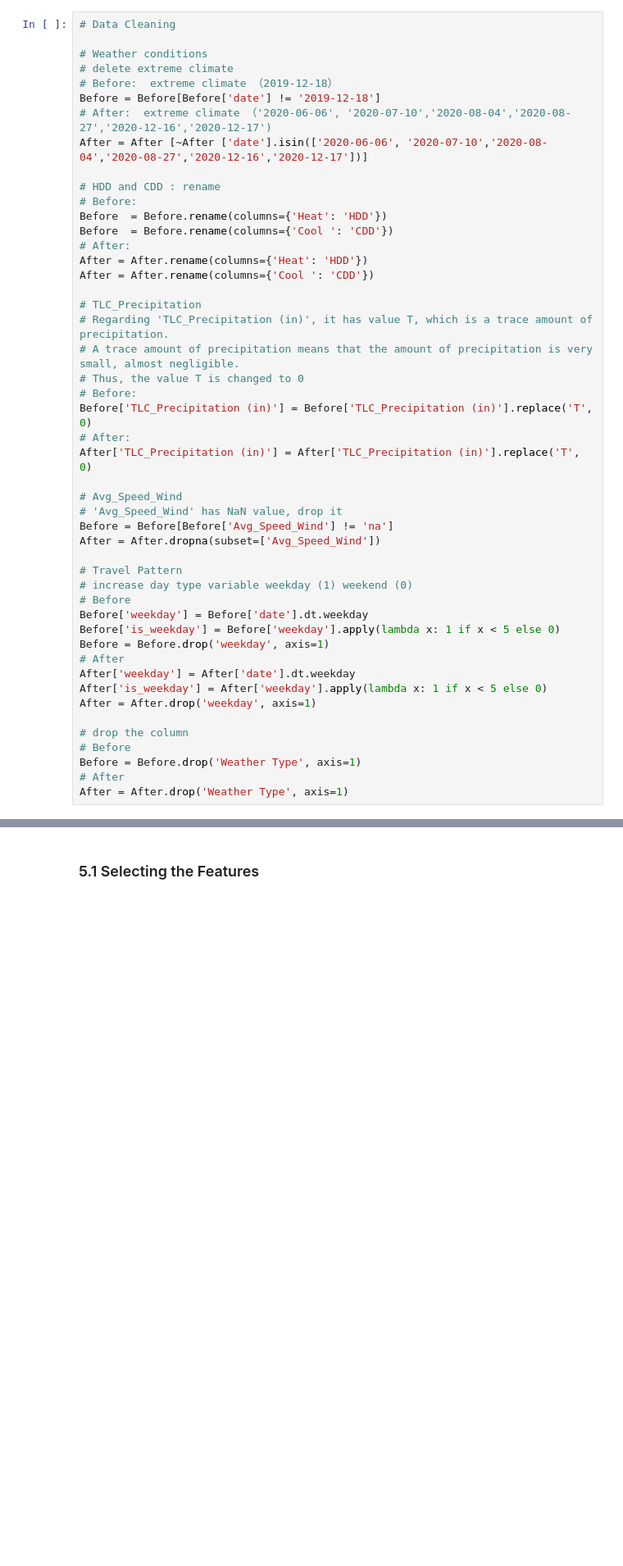
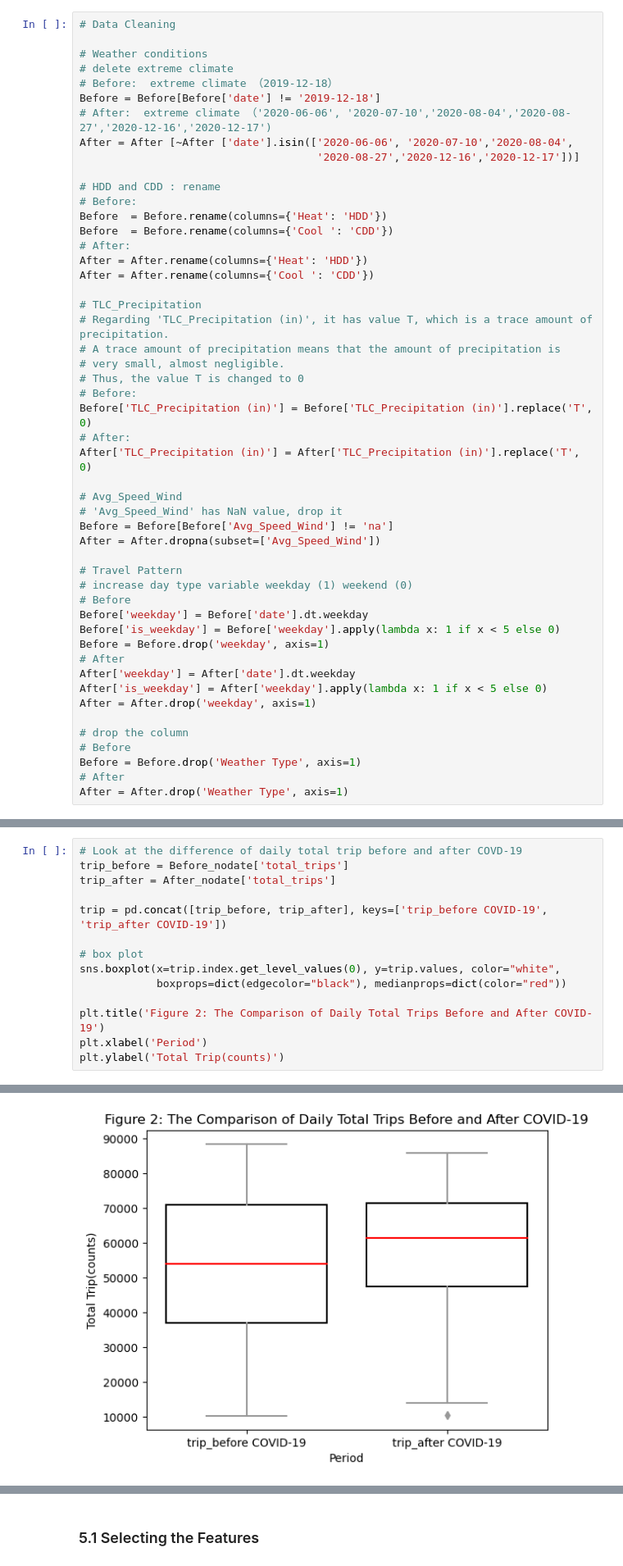
Before and after one commit to qiyuechen1202/0006_Data_Science, a Jupyter notebook: Assessment.ipynb, the cells around one changed output, grey strips where cells are left out. Shown at 82% size. Cells and saved outputs as stored; diff of their text form; blank space fills up the shorter version.

```diff
--- a/Assessment.ipynb
+++ b/Assessment.ipynb
@@ -378,7 +373,8 @@ memory usage: 25.2+ KB
 # Before:  extreme climate （2019-12-18）
 Before = Before[Before['date'] != '2019-12-18']
 # After:  extreme climate （'2020-06-06', '2020-07-10','2020-08-04','2020-08-27','2020-12-16','2020-12-17')
-After = After [~After ['date'].isin(['2020-06-06', '2020-07-10','2020-08-04','2020-08-27','2020-12-16','2020-12-17'])]
+After = After [~After ['date'].isin(['2020-06-06', '2020-07-10','2020-08-04',
+                                     '2020-08-27','2020-12-16','2020-12-17'])]
 
 # HDD and CDD : rename
 # Before:
@@ -390,7 +386,8 @@ After = After.rename(columns={'Cool ': 'CDD'})
 
 # TLC_Precipitation
 # Regarding 'TLC_Precipitation (in)', it has value T, which is a trace amount of precipitation.
-# A trace amount of precipitation means that the amount of precipitation is very small, almost negligible.
+# A trace amount of precipitation means that the amount of precipitation is
+# very small, almost negligible.
 # Thus, the value T is changed to 0
 # Before:
 Before['TLC_Precipitation (in)'] = Before['TLC_Precipitation (in)'].replace('T', 0)
@@ -603,3 +600,18 @@ Table 4: The Statistical Summary of the Variables after COVID-19 (Continued)
 | 50% | 0.15 | 0.85 | 0.33 | 0.67 |
 | 75% | 0.19 | 0.88 | 0.35 | 0.69 |
 | max | 0.29 | 0.94 | 0.38 | 0.77 |
+# %%
+# Look at the difference of daily total trip before and after COVD-19
+trip_before = Before_nodate['total_trips']
+trip_after = After_nodate['total_trips']
+
+trip = pd.concat([trip_before, trip_after], keys=['trip_before COVID-19', 'trip_after COVID-19'])
+
+# box plot
+sns.boxplot(x=trip.index.get_level_values(0), y=trip.values, color="white",
+            boxprops=dict(edgecolor="black"), medianprops=dict(color="red"))
+
+plt.title('Figure 2: The Comparison of Daily Total Trips Before and After COVID-19')
+plt.xlabel('Period')
+plt.ylabel('Total Trip(counts)')
+# %% [output]
@@ -606,2 +619,3 @@ Table 4: The Statistical Summary of the Variables after COVID-19 (Continued)
+[figure, added]
 # %% [markdown]
 ## 5. METHODOLOGY
```
Also changed, not shown: parts of 28 cells of this notebook.
